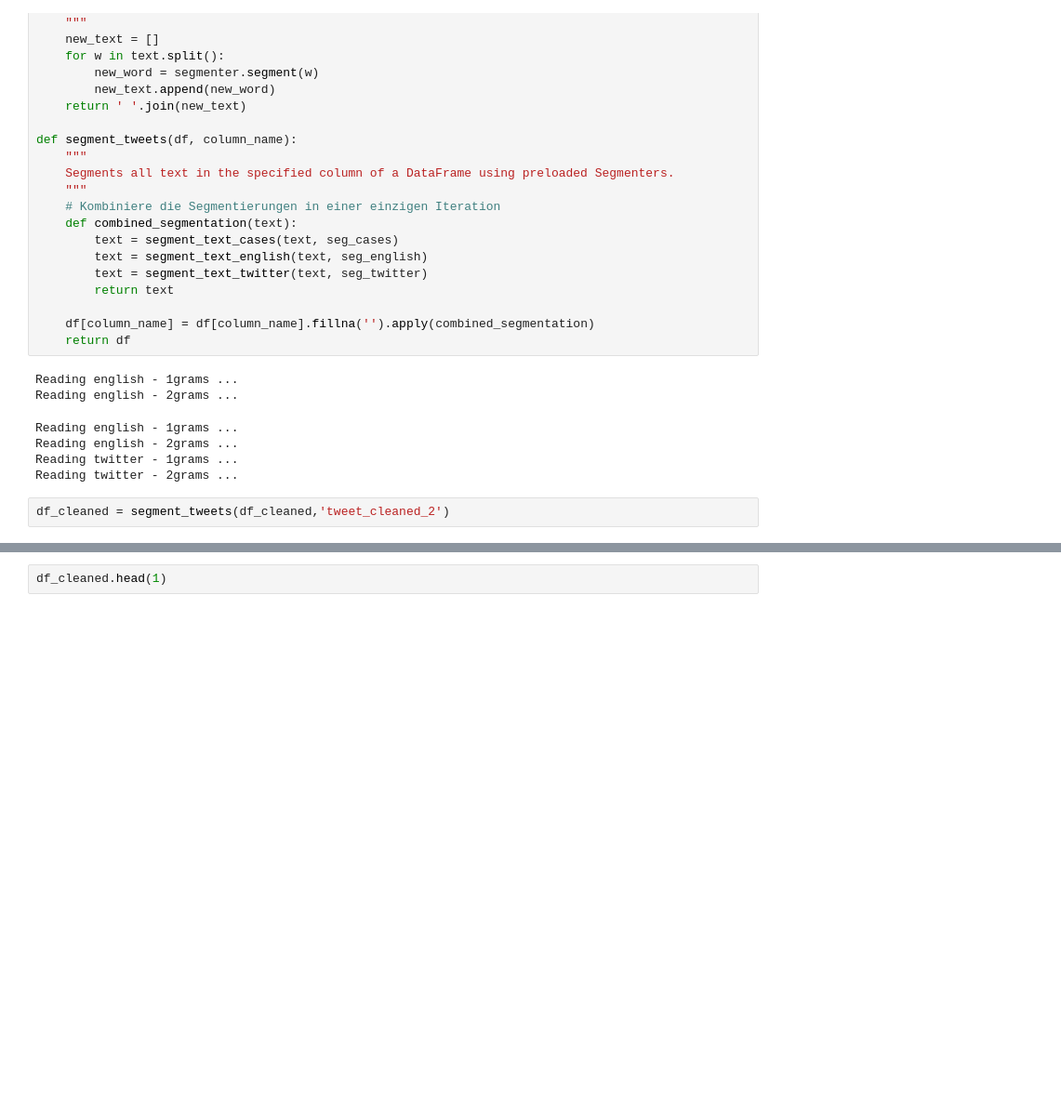
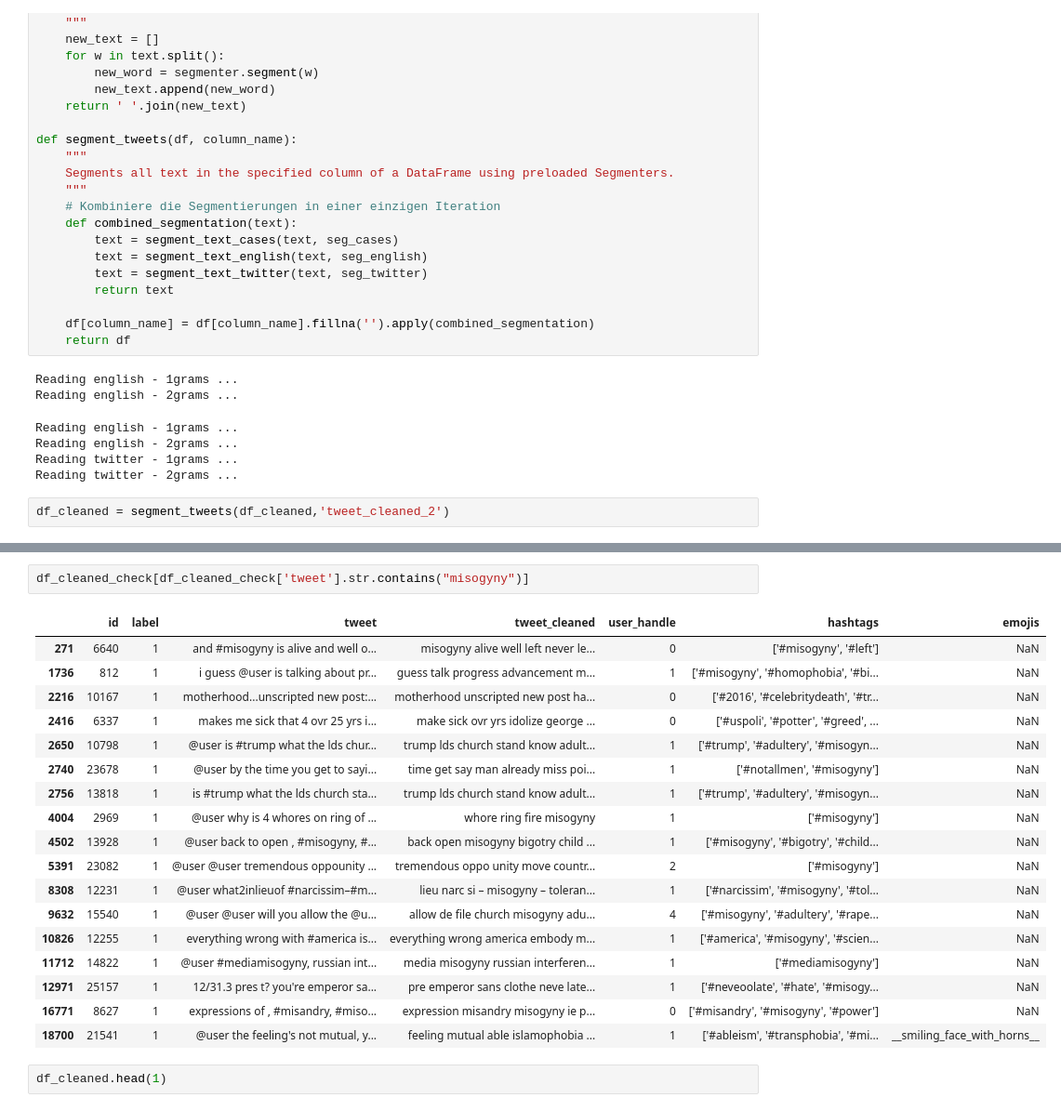
Before and after one commit to netGed/WebScience24, a Jupyter notebook: src/1. Explorative Analysis & Preprocessing/nasiba/notebooks/1_2_explore_data.ipynb, the cells around one changed output, grey strips where cells are left out. Shown at 93% size. Cells and saved outputs as stored; diff of their text form; blank space fills up the shorter version.

```diff
--- a/src/1. Explorative Analysis & Preprocessing/nasiba/notebooks/1_2_explore_data.ipynb
+++ b/src/1. Explorative Analysis & Preprocessing/nasiba/notebooks/1_2_explore_data.ipynb
@@ -736,3 +741,24 @@ df_cleaned[df_cleaned['id']==12353]
+# %%
+df_cleaned_check[df_cleaned_check['tweet'].str.contains("misogyny")]
+# %% [output]
+|  | id | label | tweet | tweet_cleaned | user_handle | hashtags | emojis |
+| 271 | 6640 | 1 | and #misogyny is alive and well o... | misogyny alive well left never le... | 0 | ['#misogyny', '#left'] | NaN |
+| 1736 | 812 | 1 | i guess @user is talking about pr... | guess talk progress advancement m... | 1 | ['#misogyny', '#homophobia', '#bi... | NaN |
+| 2216 | 10167 | 1 | motherhood...unscripted new post:... | motherhood unscripted new post ha... | 0 | ['#2016', '#celebritydeath', '#tr... | NaN |
+| 2416 | 6337 | 1 | makes me sick that 4 ovr 25 yrs i... | make sick ovr yrs idolize george ... | 0 | ['#uspoli', '#potter', '#greed', ... | NaN |
+| 2650 | 10798 | 1 | @user is #trump what the lds chur... | trump lds church stand know adult... | 1 | ['#trump', '#adultery', '#misogyn... | NaN |
+| 2740 | 23678 | 1 | @user by the time you get to sayi... | time get say man already miss poi... | 1 | ['#notallmen', '#misogyny'] | NaN |
+| 2756 | 13818 | 1 | is #trump what the lds church sta... | trump lds church stand know adult... | 1 | ['#trump', '#adultery', '#misogyn... | NaN |
+| 4004 | 2969 | 1 | @user why is 4 whores on ring of ... | whore ring fire misogyny | 1 | ['#misogyny'] | NaN |
+| 4502 | 13928 | 1 | @user back to open , #misogyny, #... | back open misogyny bigotry child ... | 1 | ['#misogyny', '#bigotry', '#child... | NaN |
+| 5391 | 23082 | 1 | @user @user tremendous oppounity ... | tremendous oppo unity move countr... | 2 | ['#misogyny'] | NaN |
+| 8308 | 12231 | 1 | @user what2inlieuof #narcissim–#m... | lieu narc si – misogyny – toleran... | 1 | ['#narcissim', '#misogyny', '#tol... | NaN |
+| 9632 | 15540 | 1 | @user @user will you allow the @u... | allow de file church misogyny adu... | 4 | ['#misogyny', '#adultery', '#rape... | NaN |
+| 10826 | 12255 | 1 | everything wrong with #america is... | everything wrong america embody m... | 1 | ['#america', '#misogyny', '#scien... | NaN |
+| 11712 | 14822 | 1 | @user #mediamisogyny, russian int... | media misogyny russian interferen... | 1 | ['#mediamisogyny'] | NaN |
+| 12971 | 25157 | 1 | 12/31.3 pres t? you're emperor sa... | pre emperor sans clothe neve late... | 1 | ['#neveoolate', '#hate', '#misogy... | NaN |
+| 16771 | 8627 | 1 | expressions of , #misandry, #miso... | expression misandry misogyny ie p... | 0 | ['#misandry', '#misogyny', '#power'] | NaN |
+| 18700 | 21541 | 1 | @user the feeling's not mutual, y... | feeling mutual able islamophobia ... | 1 | ['#ableism', '#transphobia', '#mi... | __smiling_face_with_horns__ |
 # %%
 df_cleaned.head(1)
 # %% [output]
```
Also changed, not shown: parts of 5 cells of this notebook, 1 other file.
